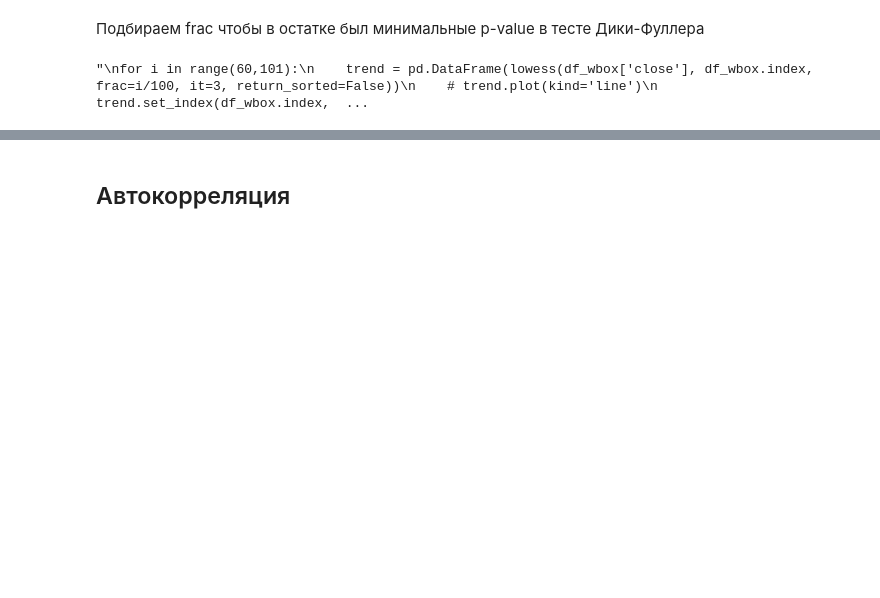
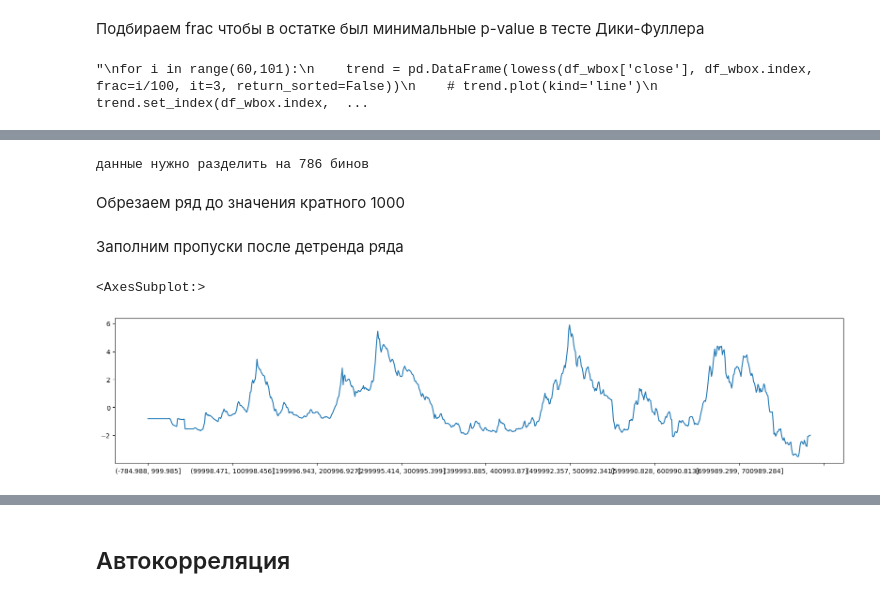
Before and after one commit to ootho/btc_timeseries_analysis, a Jupyter notebook: notebook09d5459ff7.ipynb, the cells around one changed output, grey strips where cells are left out. Drawn from its saved outputs; the diff is of its cells as text; code cells hidden in the pictures; blank space fills up the shorter version.

```diff
--- a/notebook09d5459ff7.ipynb
+++ b/notebook09d5459ff7.ipynb
@@ -343,0 +219,6 @@ grouped_rescale.plot(kind='line')
+# %%
+print(f'данные нужно разделить на {round((210000*3 + 155867)/1000)} бинов')
+# %% [output]
+данные нужно разделить на 786 бинов
+# %% [markdown]
+Обрезаем ряд до значения кратного 1000
@@ -343,0 +227,2 @@ grouped_rescale.plot(kind='line')
+# %% [markdown]
+Заполним пропуски после детренда ряда
@@ -343,0 +235,14 @@ grouped_rescale.plot(kind='line')
+# %%
+# Разбиваем индекс на батчи
+batches = pd.cut(df_cycle.index, bins=round((785000)/1000))
+
+# Группируем значения по батчам и применяем агрегирующую функцию mean
+grouped = df_cycle.groupby(batches)['close'].mean()
+
+#Один шаг индекса соответствует 100 блоков
+#Заполняем пропуски в начале
+grouped = grouped.fillna(method='bfill')
+grouped.plot(kind='line', figsize = (20,4))
+# %% [output]
+<AxesSubplot:>
+[figure, added]
```
Also changed, not shown: parts of 80 cells of this notebook, 1 other file.
